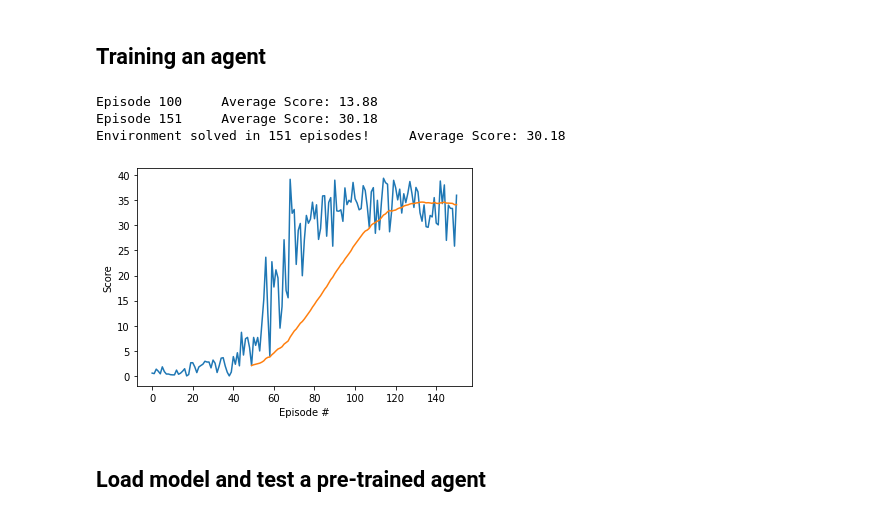
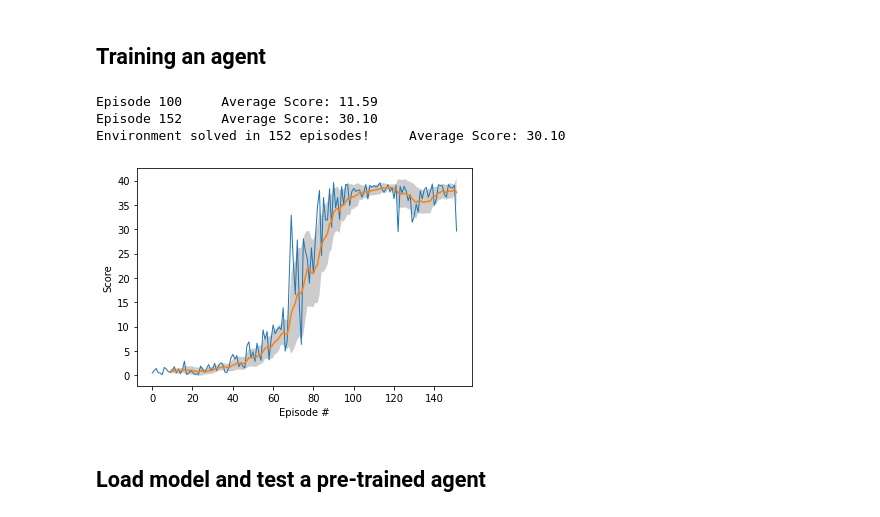
Before and after one commit to ShokuninSan/drlnd-p2, a Jupyter notebook: notebooks/Continuous_Control.ipynb, the cells around one changed output. Cells and saved outputs as stored; diff of their text form; code cells hidden in the pictures.

Commit message:
Fixed model serialization. Refactoring.

```diff
--- a/notebooks/Continuous_Control.ipynb
+++ b/notebooks/Continuous_Control.ipynb
@@ -22,8 +22,9 @@ We begin by importing the necessary packages.  If the code cell below returns an
 # ENVIRONMENT_PATH = "../environments/Reacher.app"
 ENVIRONMENT_PATH = "../environments/Reacher_Linux/Reacher.x86_64"
 # %%
+SEED = 0
 SRC_PATH = "../src"
-MODEL_CHECKPOINT_PATH = "../models/drlnd_p2_model.pth"
+MODEL_CHECKPOINT_PATH = "../models/drlnd_p2_actor.pth"
 # %%
 sys.path.append(SRC_PATH)
 # %%
@@ -63,23 +65,26 @@ agent = DDPG(
 # %%
-scores = agent.learn(
+scores = agent.fit(
     environment=env,
     average_target_score=30,
-    model_checkpoint_path=MODEL_CHECKPOINT_PATH
+    actor_checkpoint_path=MODEL_CHECKPOINT_PATH
 )
 # %% [output]
-Episode 100     Average Score: 13.88
-Episode 151     Average Score: 30.18
-Environment solved in 151 episodes!     Average Score: 30.18
+Episode 100     Average Score: 11.59
+Episode 152     Average Score: 30.10
+Environment solved in 152 episodes!     Average Score: 30.10
 # %%
 x = np.arange(len(scores))
-plt.plot(x, scores)
-plt.plot(x, pd.Series(scores).rolling(50).mean())
+mu = pd.Series(scores).rolling(10).mean()
+std = pd.Series(scores).rolling(10).std()
+plt.plot(x, scores, linewidth=1)
+plt.plot(x, mu)
+plt.fill_between(x, mu+std, mu-std, facecolor="grey", alpha=0.4)
 plt.ylabel("Score")
 plt.xlabel("Episode #")
 plt.savefig("scores")
 plt.show();
 # %% [output]
-[figure, old version]
+[figure, new version]
 # %% [markdown]
 ## Load model and test a pre-trained agent
 # %%
```
Also changed, not shown: parts of 4 cells of this notebook, 3 other files.
